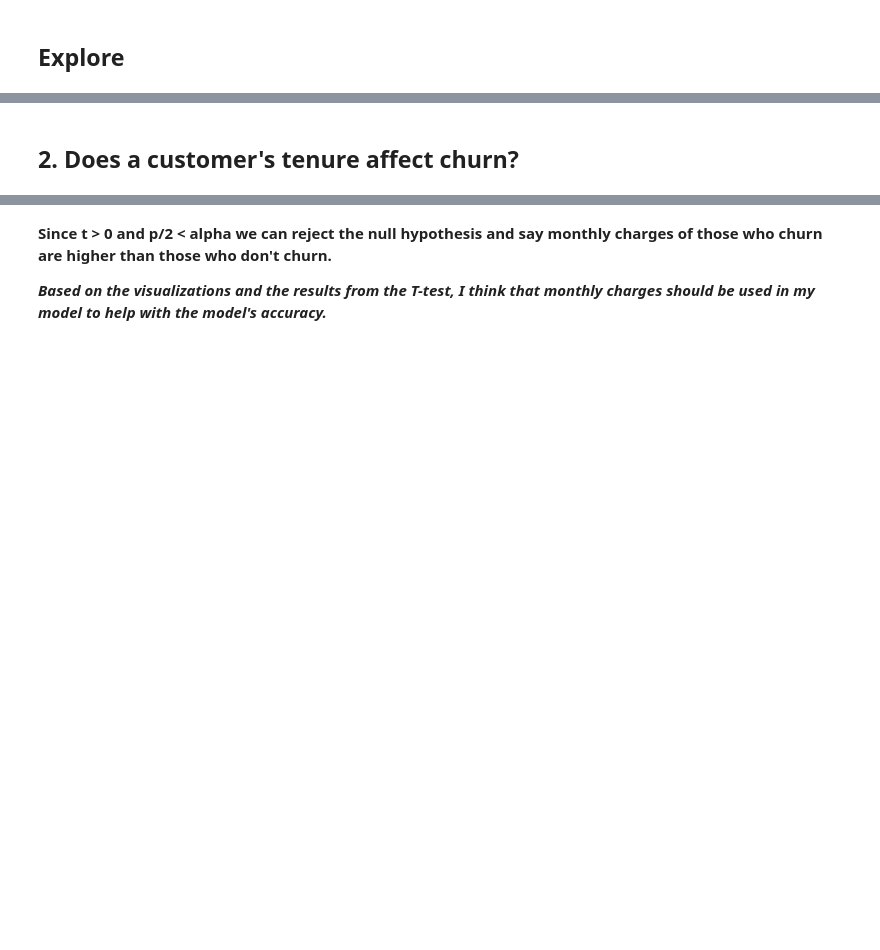
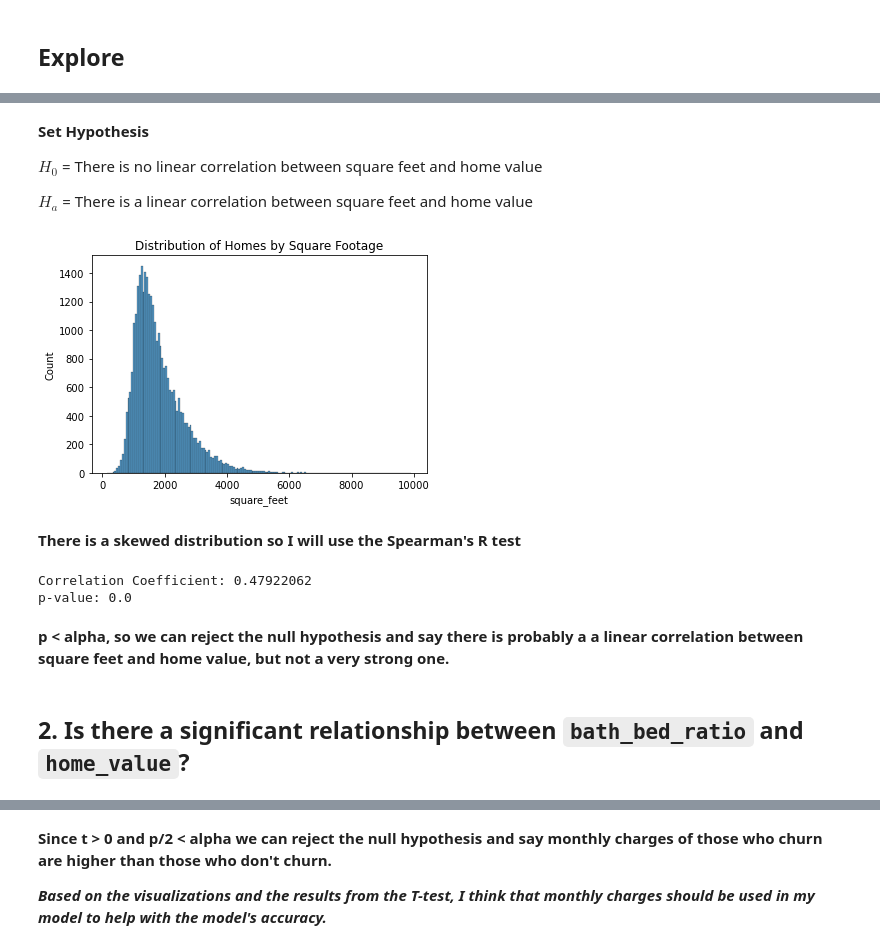
Before and after one commit to markydoug/zillow_project, a Jupyter notebook: report_draft1.ipynb, the cells around one changed output, grey strips where cells are left out. Drawn from its saved outputs; the diff is of its cells as text; code cells hidden in the pictures; blank space fills up the shorter version.

````diff
--- a/report_draft1.ipynb
+++ b/report_draft1.ipynb
@@ -95,2 +97,28 @@ e.churn_percentage(train)
+# %% [markdown]
+**Set Hypothesis**
+
+$H_0$ = There is no linear correlation between square feet and home value
+
+$H_a$ = There is a linear correlation between square feet and home value
+# %%
+sns.histplot(data = train_exp, x = 'square_feet')
+plt.title('Distribution of Homes by Square Footage')
+plt.show()
+# %% [output]
+[figure, added]
+# %% [markdown]
+**There is a skewed distribution so I will use the Spearman's R test**
+# %%
+#run spearman test to see if there is any linear correlation
+corr, p = stats.spearmanr(train_exp.square_feet, train_exp.home_value)
+#Running a significance test to determine whether we can reject the null:
+
+#print results
+print(f"Correlation Coefficient: {corr:.8}\np-value: {p:.4}")
+# %% [output]
+Correlation Coefficient: 0.47922062
+p-value: 0.0
+# %% [markdown]
+**p < alpha, so we can reject the null hypothesis and say there is probably a a linear correlation between square feet and home value, but not a very strong one.**
 # %% [markdown]
-## 2. Does a customer's tenure affect churn?
+## 2. Is there a significant relationship between ```bath_bed_ratio``` and ```home_value```?
````
Also changed, not shown: parts of 29 cells of this notebook.
